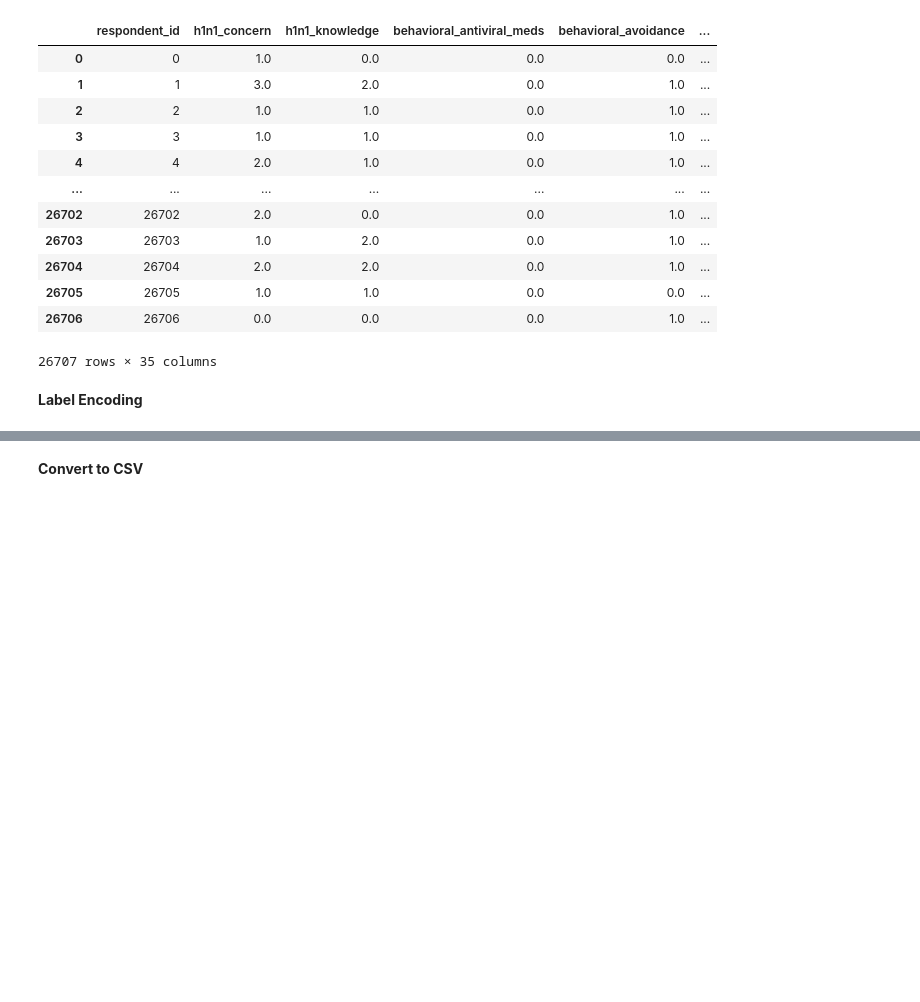
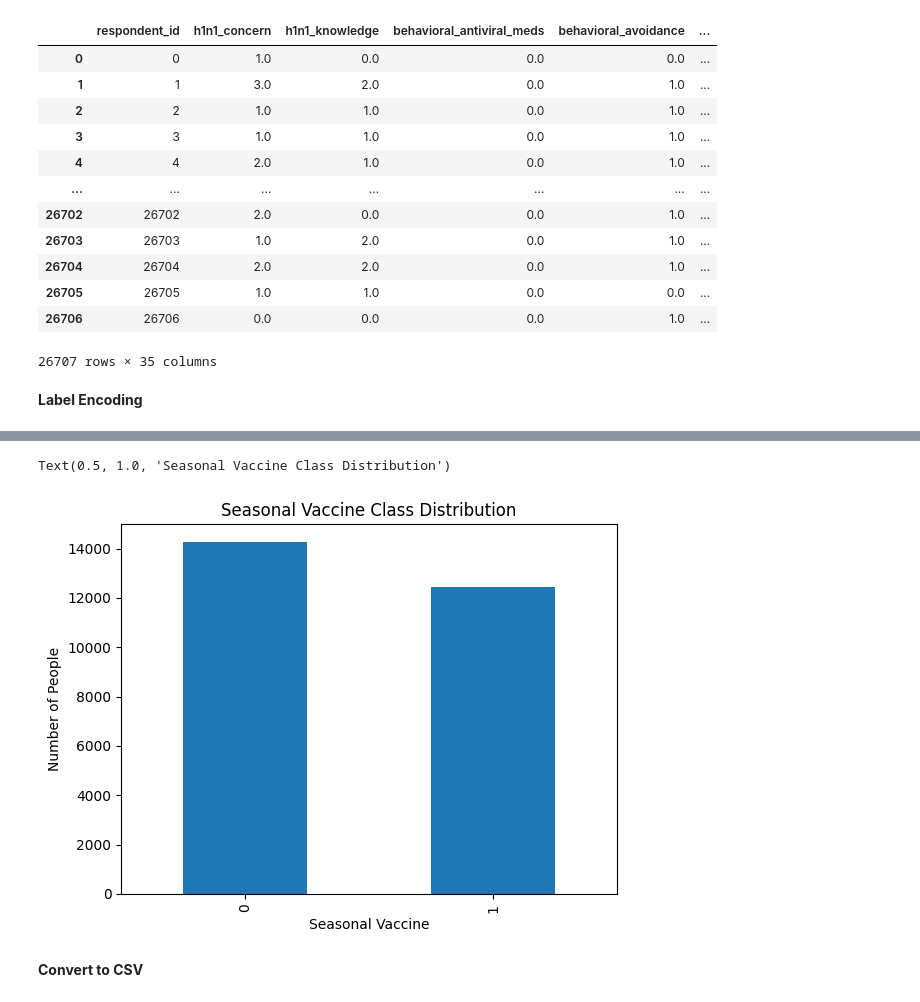
Before and after one commit to tanupatel25/SOEN417-Project, a Jupyter notebook: DataPreprocessing.ipynb, the cells around one changed output, grey strips where cells are left out. Drawn from its saved outputs; the diff is of its cells as text; code cells hidden in the pictures; blank space fills up the shorter version.

```diff
--- a/DataPreprocessing.ipynb
+++ b/DataPreprocessing.ipynb
@@ -153,3 +152,11 @@ Name: count, dtype: int64
+# %%
+plt = df['seasonal_vaccine'].value_counts().plot(kind='bar')
+plt.set_xlabel('Seasonal Vaccine')
+plt.set_ylabel('Number of People')
+plt.set_title('Seasonal Vaccine Class Distribution')
+# %% [output]
+Text(0.5, 1.0, 'Seasonal Vaccine Class Distribution')
+[figure, added]
 # %% [markdown]
 **Convert to CSV**
 # %%
```
Also changed, not shown: parts of 4 cells of this notebook.
